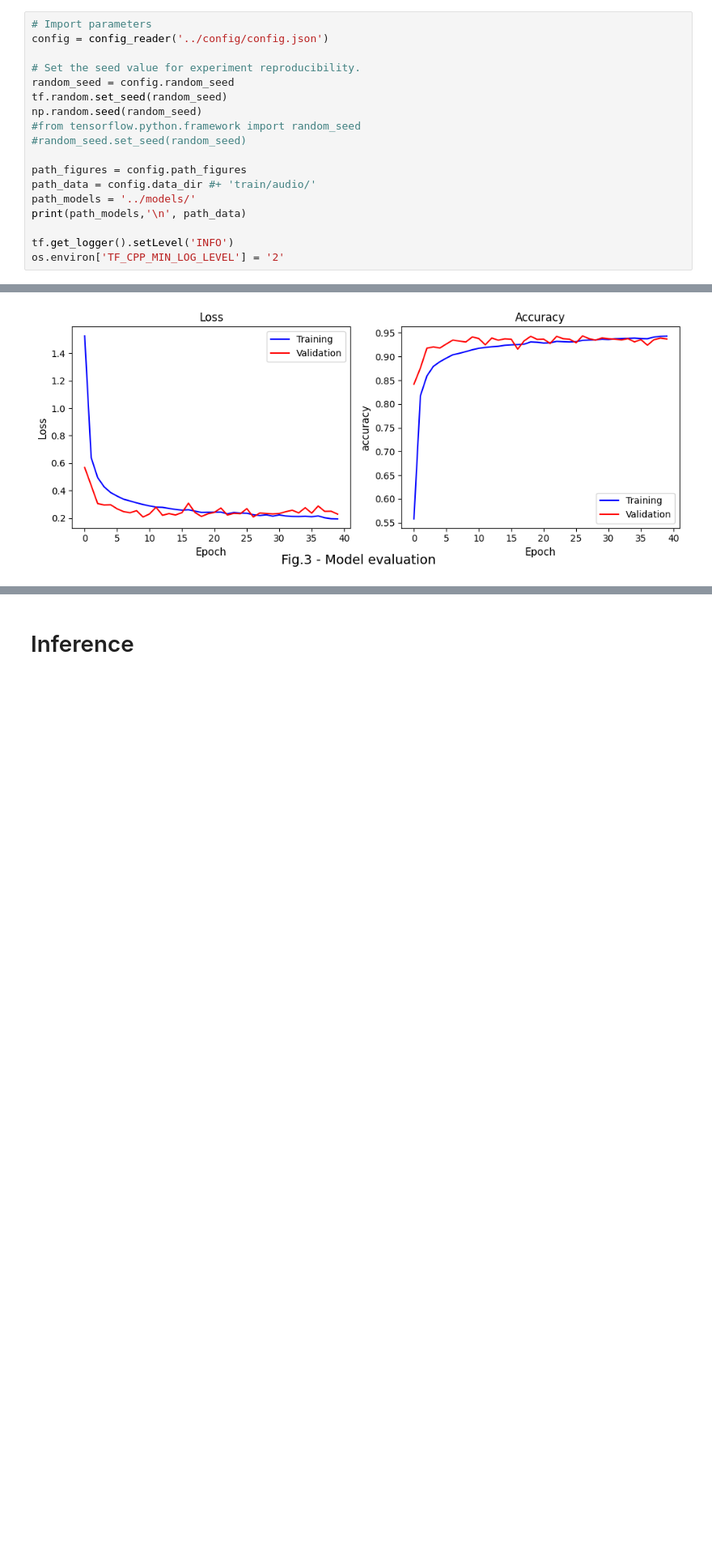
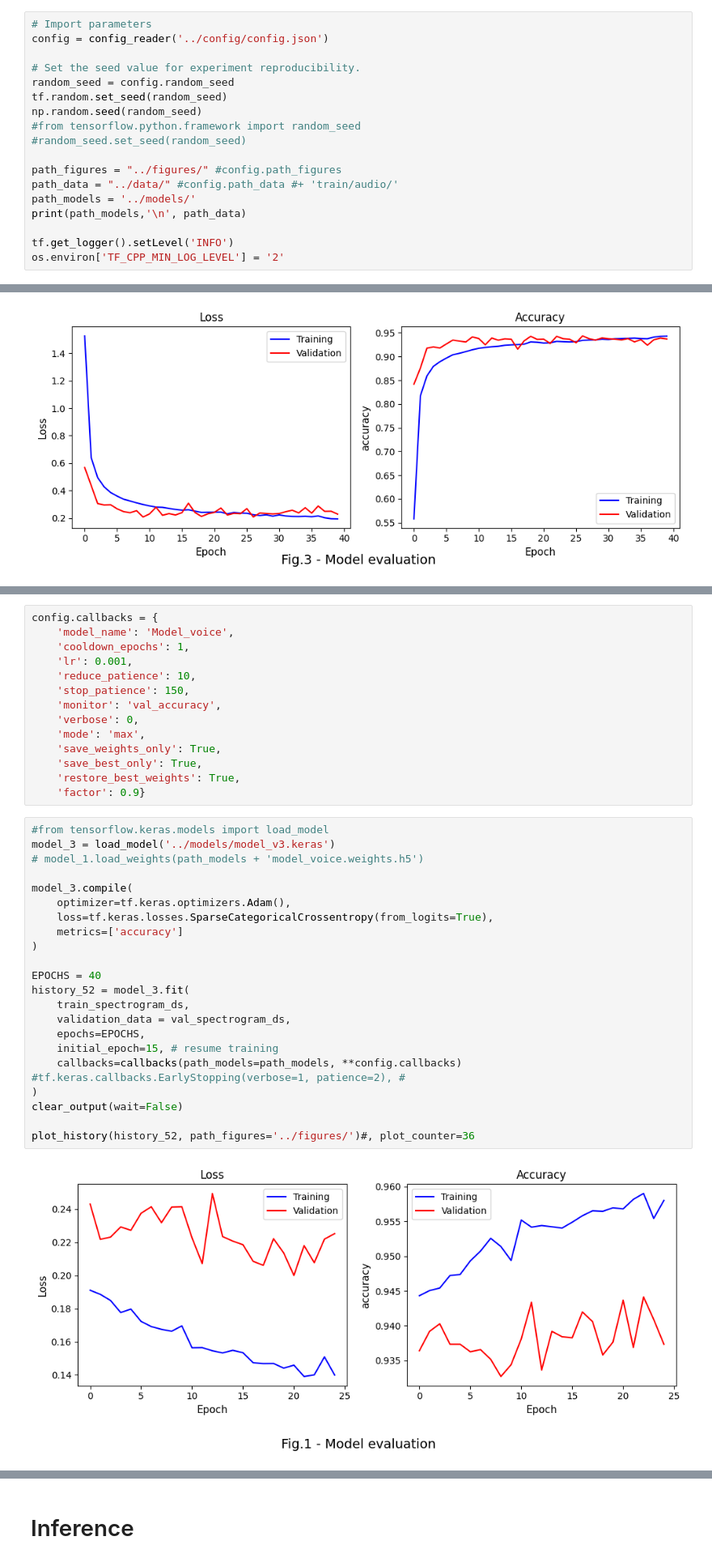
Before and after one commit to Alex1iv/speech_classification, a Jupyter notebook: notebooks/simple_audio.ipynb, the cells around one changed output, grey strips where cells are left out. Shown: that part at 81% size. Drawn from its saved outputs; the diff is of its cells as text; blank space fills up the shorter version.

```diff
--- a/notebooks/simple_audio.ipynb
+++ b/notebooks/simple_audio.ipynb
@@ -33,8 +33,8 @@ np.random.seed(random_seed)
 #from tensorflow.python.framework import random_seed
 #random_seed.set_seed(random_seed)
 
-path_figures = config.path_figures
-path_data = config.data_dir #+ 'train/audio/'
+path_figures = "../figures/" #config.path_figures
+path_data = "../data/" #config.path_data #+ 'train/audio/'
 path_models = '../models/'
 print(path_models,'\n', path_data)
 
@@ -429,0 +428,38 @@ plot_history(history, path_figures='../figures/', plot_counter=3)
+# %%
+config.callbacks = {
+    'model_name': 'Model_voice',
+    'cooldown_epochs': 1,
+    'lr': 0.001,
+    'reduce_patience': 10,
+    'stop_patience': 150,
+    'monitor': 'val_accuracy',
+    'verbose': 0,
+    'mode': 'max',
+    'save_weights_only': True,
+    'save_best_only': True,
+    'restore_best_weights': True,
+    'factor': 0.9}
+# %%
+#from tensorflow.keras.models import load_model
+model_3 = load_model('../models/model_v3.keras')
+# model_1.load_weights(path_models + 'model_voice.weights.h5')
+
+model_3.compile(
+    optimizer=tf.keras.optimizers.Adam(),
+    loss=tf.keras.losses.SparseCategoricalCrossentropy(from_logits=True),
+    metrics=['accuracy']
+)
+
+EPOCHS = 40
+history_52 = model_3.fit(
+    train_spectrogram_ds,
+    validation_data = val_spectrogram_ds,
+    epochs=EPOCHS,
+    initial_epoch=15, # resume training
+    callbacks=callbacks(path_models=path_models, **config.callbacks) #tf.keras.callbacks.EarlyStopping(verbose=1, patience=2), #
+)
+clear_output(wait=False)
+
+plot_history(history_52, path_figures='../figures/')#, plot_counter=36
+# %% [output]
+[figure, added]
```
Also changed, not shown: parts of 37 cells of this notebook.
